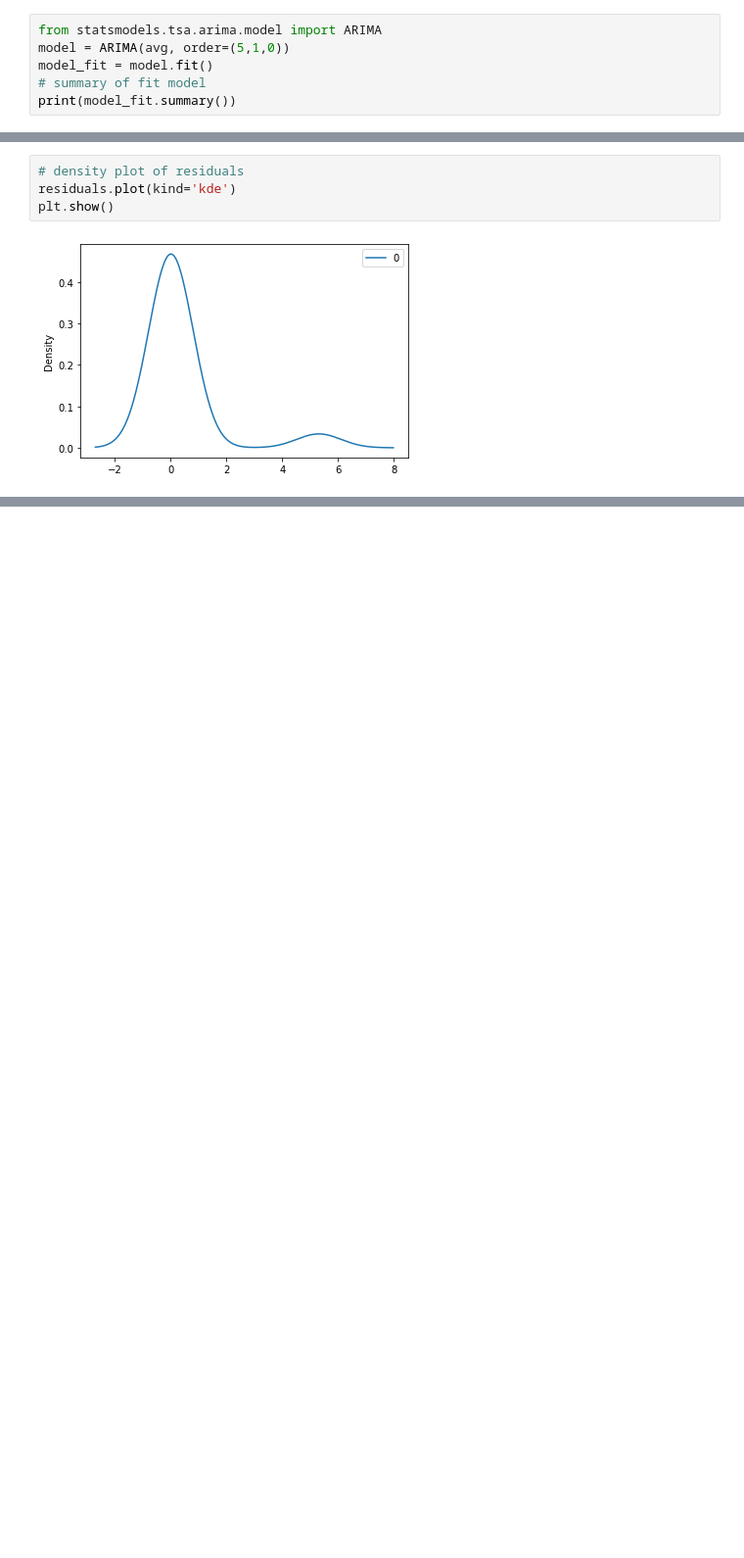
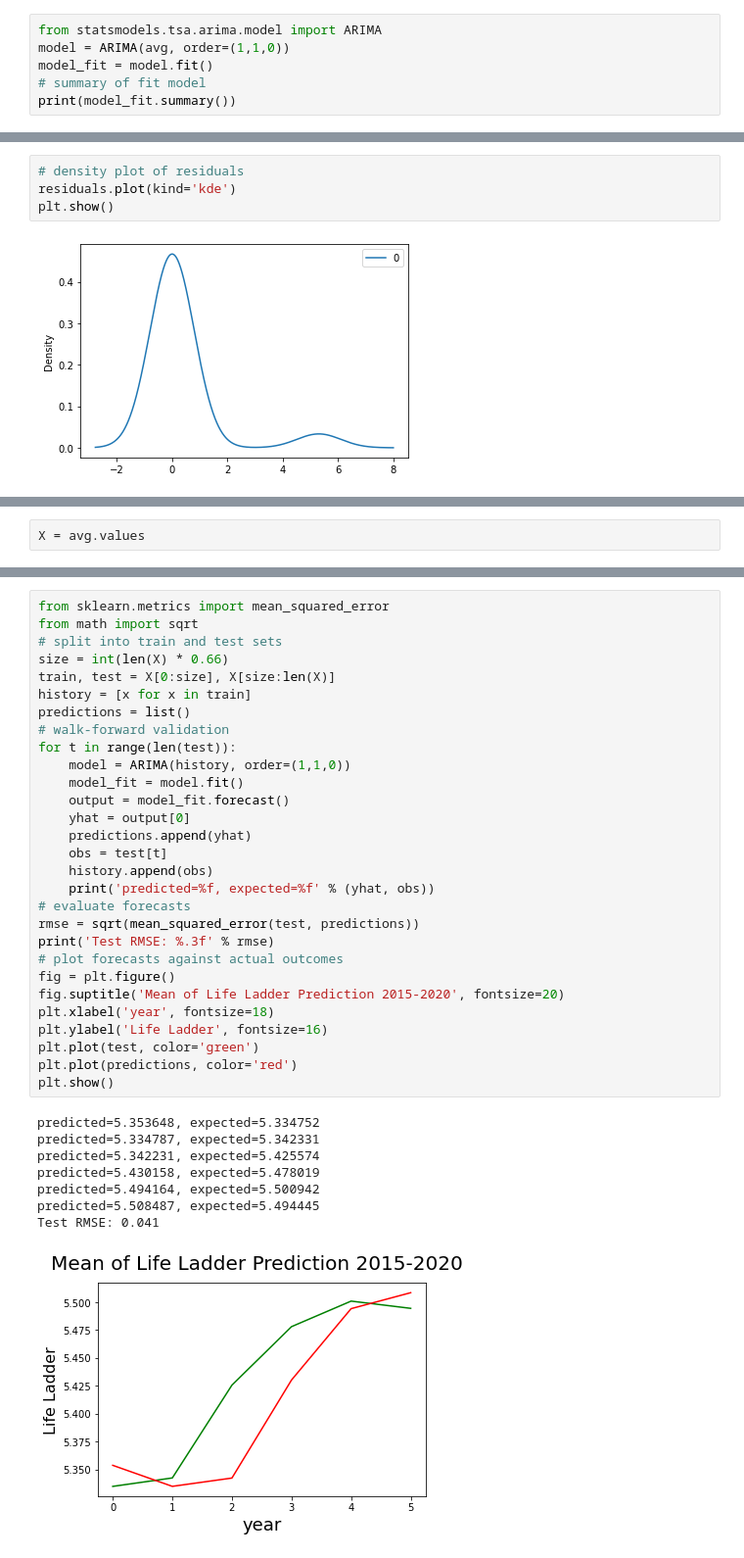
Before and after one commit to winggo12/DataAnalysis-WorldHappinessIndex, a Jupyter notebook: TimeSeries/TimeSeriesAnalysis.ipynb, the cells around one changed output, grey strips where cells are left out. Shown at 98% size. Saved outputs shown, nothing was run; the diff lists cells and outputs as text; blank space fills up the shorter version.

Commit message:
Added ARIMA prediction and Residal Plot

```diff
--- a/TimeSeries/TimeSeriesAnalysis.ipynb
+++ b/TimeSeries/TimeSeriesAnalysis.ipynb
@@ -102,6 +108,6 @@ plot_pacf(avg, lags=6)
 # %%
 from statsmodels.tsa.arima.model import ARIMA
-model = ARIMA(avg, order=(5,1,0))
+model = ARIMA(avg, order=(1,1,0))
 model_fit = model.fit()
 # summary of fit model
 print(model_fit.summary())
@@ -152 +179,3 @@ min    -0.023801
 max     5.309994
+# %%
+X = avg.values
@@ -152,0 +188,38 @@ max     5.309994
+# %%
+from sklearn.metrics import mean_squared_error
+from math import sqrt
+# split into train and test sets
+size = int(len(X) * 0.66)
+train, test = X[0:size], X[size:len(X)]
+history = [x for x in train]
+predictions = list()
+# walk-forward validation
+for t in range(len(test)):
+	model = ARIMA(history, order=(1,1,0))
+	model_fit = model.fit()
+	output = model_fit.forecast()
+	yhat = output[0]
+	predictions.append(yhat)
+	obs = test[t]
+	history.append(obs)
+	print('predicted=%f, expected=%f' % (yhat, obs))
+# evaluate forecasts
+rmse = sqrt(mean_squared_error(test, predictions))
+print('Test RMSE: %.3f' % rmse)
+# plot forecasts against actual outcomes
+fig = plt.figure()
+fig.suptitle('Mean of Life Ladder Prediction 2015-2020', fontsize=20)
+plt.xlabel('year', fontsize=18)
+plt.ylabel('Life Ladder', fontsize=16)
+plt.plot(test, color='green')
+plt.plot(predictions, color='red')
+plt.show()
+# %% [output]
+predicted=5.353648, expected=5.334752
+predicted=5.334787, expected=5.342331
+predicted=5.342231, expected=5.425574
+predicted=5.430158, expected=5.478019
+predicted=5.494164, expected=5.500942
+predicted=5.508487, expected=5.494445
+Test RMSE: 0.041
+[figure, added]
```
Also changed, not shown: parts of 7 cells of this notebook.
